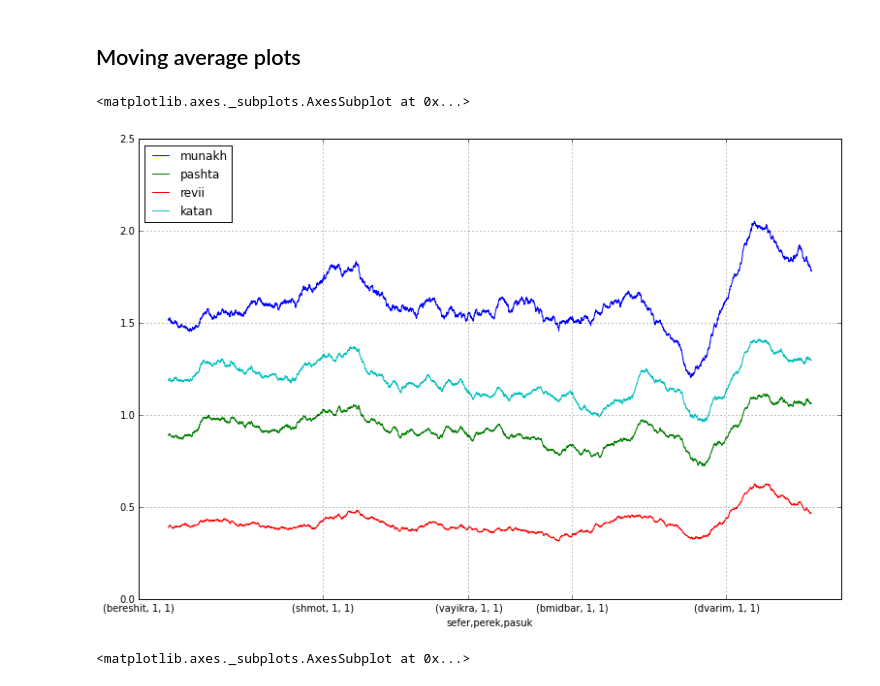
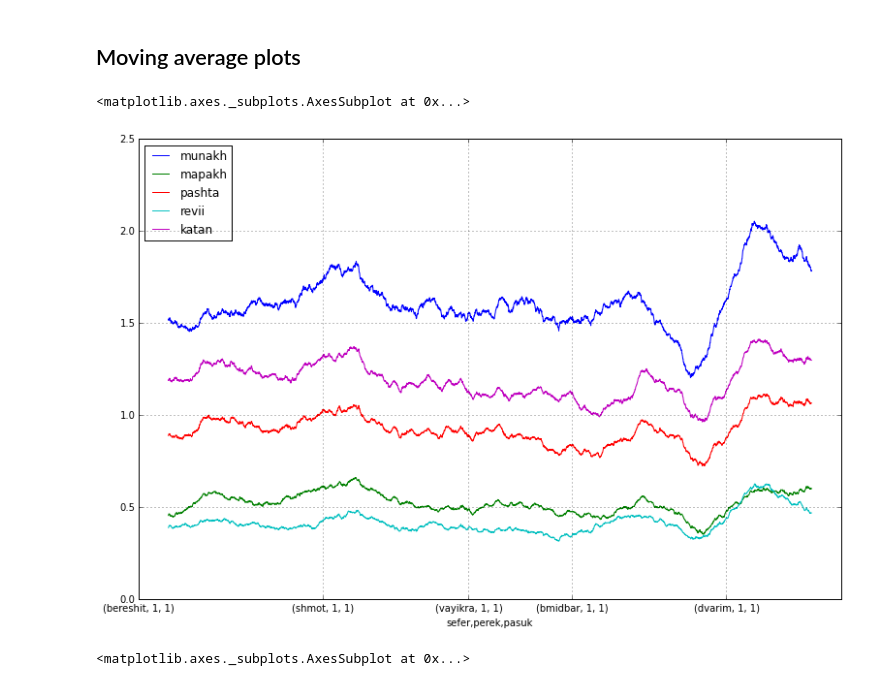
Before and after one commit to Noleli/trop-analysis, a Jupyter notebook: Trop analysis.ipynb, the cells around one changed output. Cells and saved outputs as stored; diff of their text form; code cells hidden in the pictures.

```diff
--- a/Trop analysis.ipynb
+++ b/Trop analysis.ipynb
@@ -38,6 +42,10 @@ for sefer in sfarim:
                 row['perek'] = pereknum
                 counts[sefer][pereknum][pasuknum] = row
             words = pasuk.findall('w')
+            if 'wordcount' not in counts[sefer][pereknum][pasuknum]:
+                counts[sefer][pereknum][pasuknum]['wordcount'] = len(words)
+            else:
+                counts[sefer][pereknum][pasuknum]['wordcount'] += len(words)
             for wordobj in words:
                 word = wordobj.text
                 for trop in tropnames:
@@ -90,10 +98,10 @@ rolling = pd.rolling_mean(df, 500, center=True)
 # %%
 seferticks = [0,df.index.get_loc(('shmot',1,1)),df.index.get_loc(('vayikra',1,1)),df.index.get_loc(('bmidbar',1,1)),df.index.get_loc(('dvarim',1,1))]
 # %%
-rolling[['munakh','pashta','revii','katan']].plot(figsize=(13,8.5), xticks=seferticks)
+rolling[['munakh','mapakh','pashta','revii','katan']].plot(figsize=(13,8.5), xticks=seferticks)
 # %% [output]
 <matplotlib.axes._subplots.AxesSubplot at 0x...>
-[figure, old version]
+[figure, new version]
 # %%
 rolling[['telishaketana', 'telishagedola']].plot(figsize=(13,8.5), xticks=seferticks)
 # %% [output]
```
Also changed, not shown: parts of 11 cells of this notebook.
